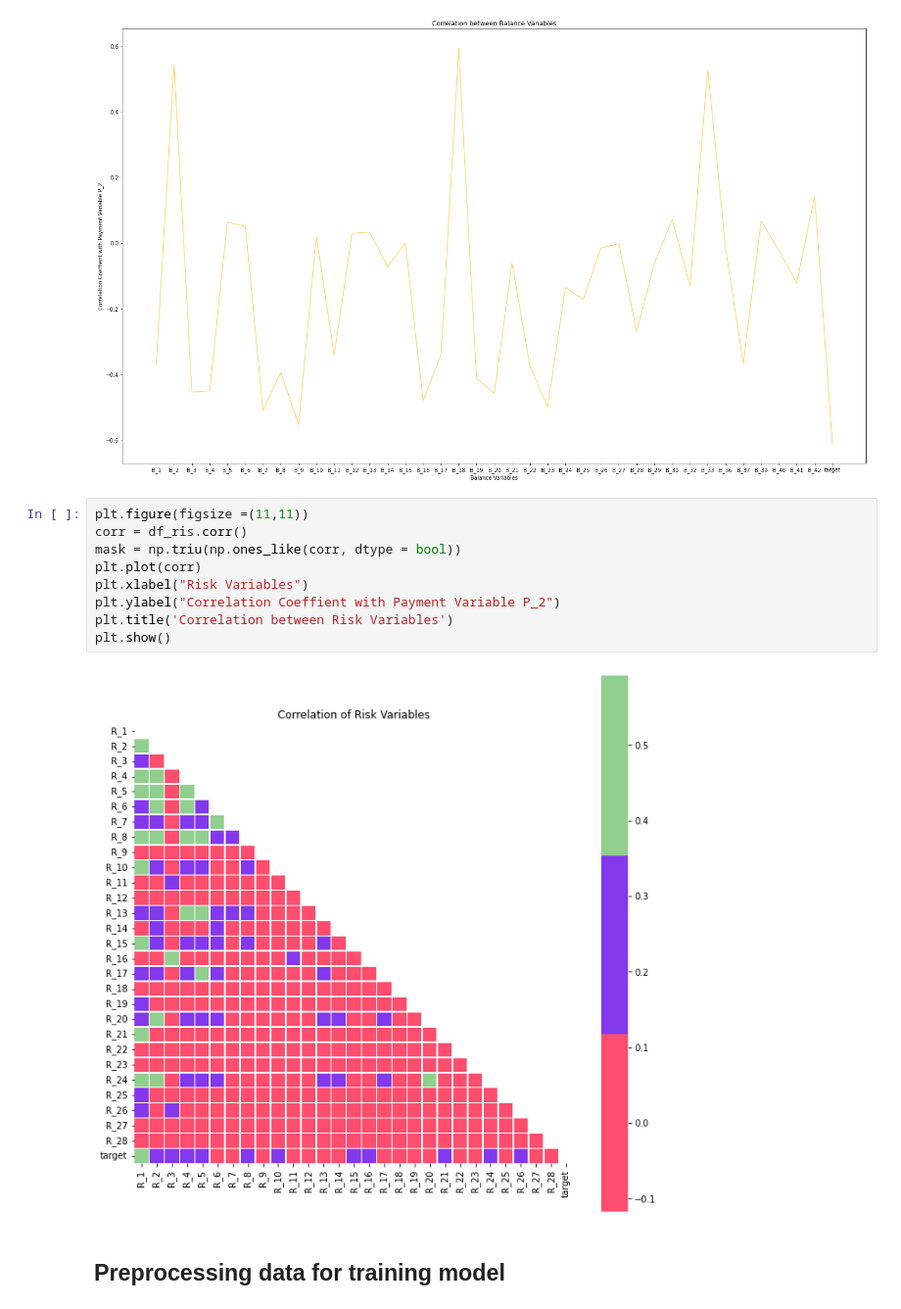
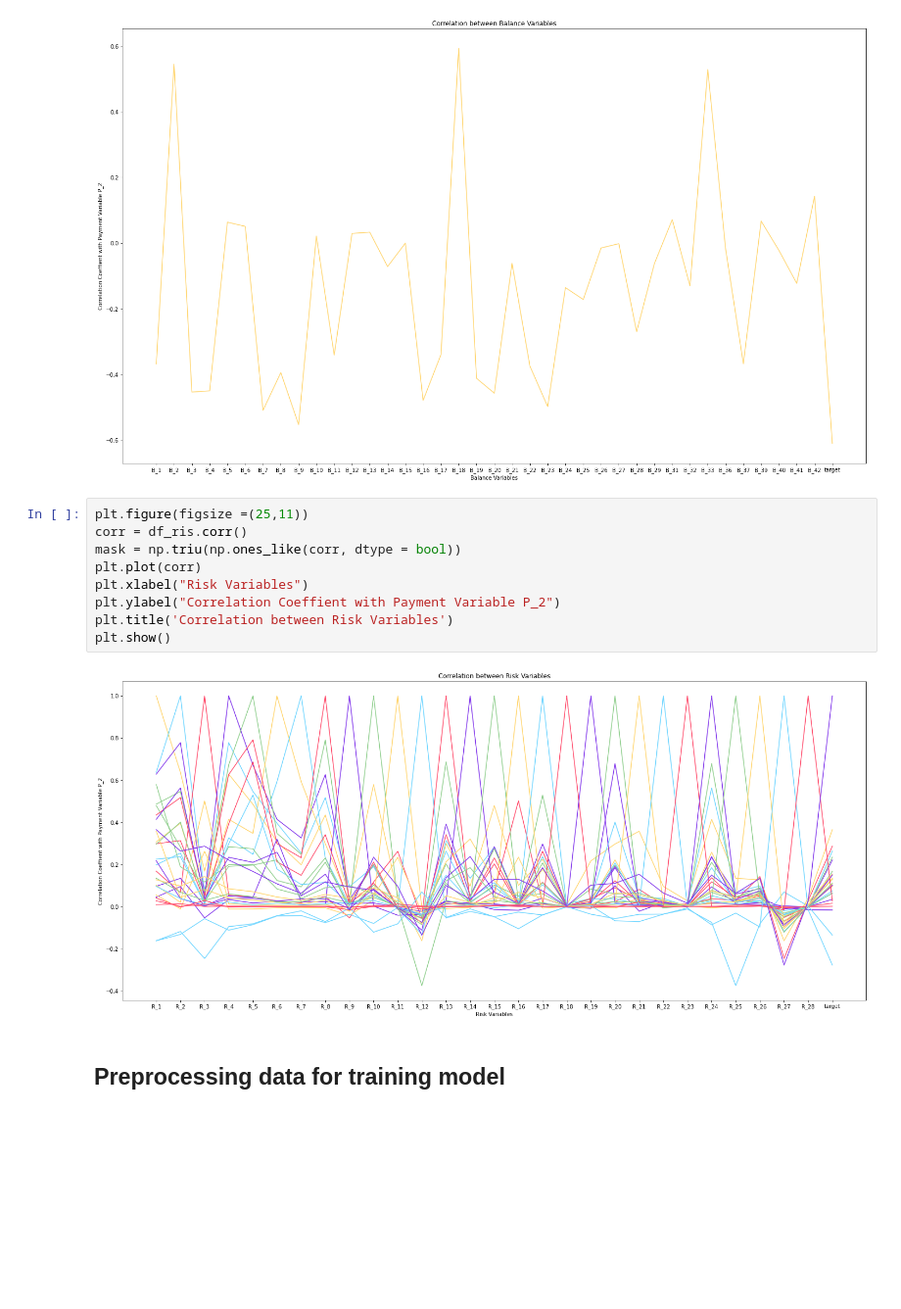
Before and after one commit to Garimagupta85/Default-Prediction, a Jupyter notebook: EDA_Model.ipynb, the cells around one changed output. Shown at 98% size. Saved outputs shown, nothing was run; the diff lists cells and outputs as text; blank space fills up the shorter version.

```diff
--- a/EDA_Model.ipynb
+++ b/EDA_Model.ipynb
@@ -324,16 +324,16 @@ plt.show()
 # %% [output]
 [figure]
 # %%
-plt.figure(figsize =(11,11))
+plt.figure(figsize =(25,11))
 corr = df_ris.corr()
 mask = np.triu(np.ones_like(corr, dtype = bool))
 plt.plot(corr)
 plt.xlabel("Risk Variables")
 plt.ylabel("Correlation Coeffient with Payment Variable P_2")
 plt.title('Correlation between Risk Variables')
 plt.show()
 # %% [output]
-[figure, old version]
+[figure, new version]
 # %% [markdown]
 ## Preprocessing data for training model
 # %%
```
